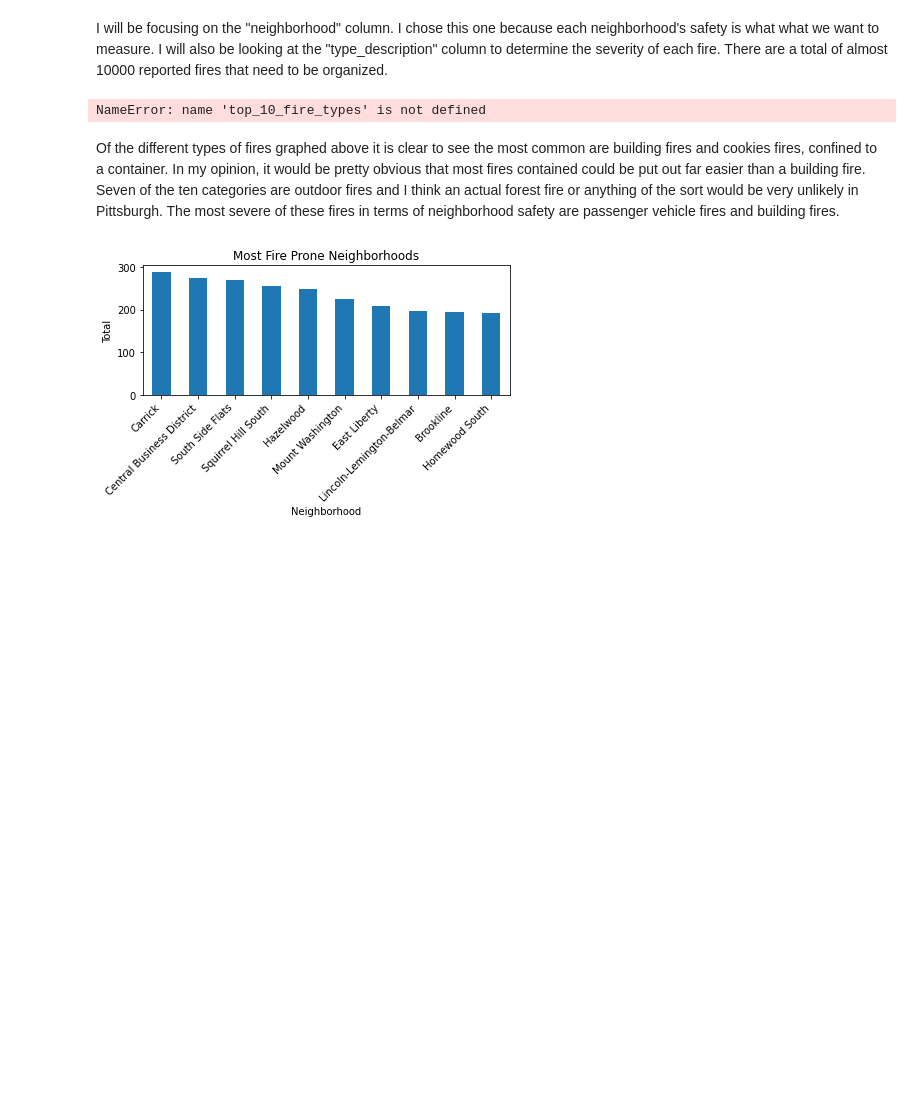
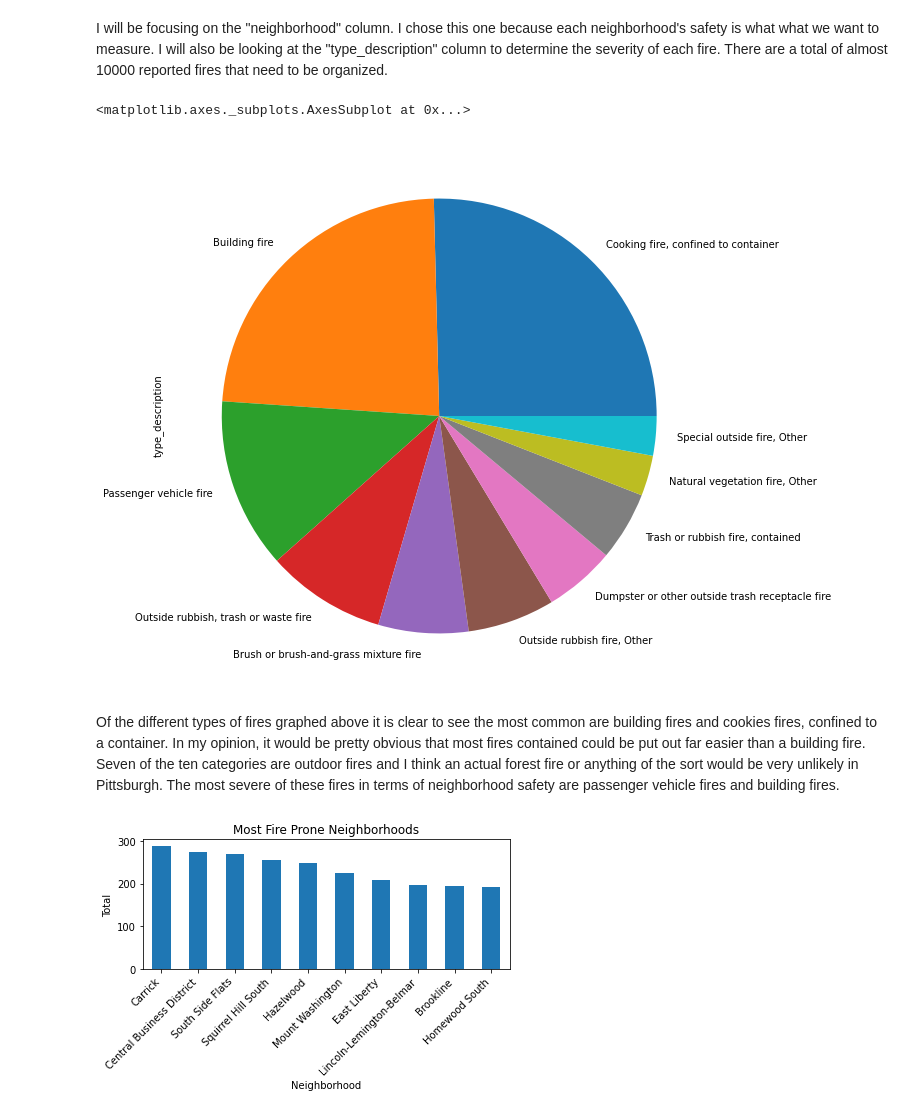
Before and after one commit to grpera16/Final-Project, a Jupyter notebook: FireIncidents.ipynb, the cells around one changed output. Cells and saved outputs as stored; diff of their text form; code cells hidden in the pictures; blank space fills up the shorter version.

```diff
--- a/FireIncidents.ipynb
+++ b/FireIncidents.ipynb
@@ -42,11 +54,12 @@ I will be focusing on the "neighborhood" column. I chose this one because each n
 # %%
 #Establishing a data frame and counting up the occurences within that data frame
 fire_type_totals = DataSet['type_description'].value_counts()
 
 #Plotting a pie chart defining its size and domain(the first 10 rows of fire types)
-top_10_fire_types.head(10).plot.pie(y='type_description',figsize=(10, 10))
+fire_type_totals.head(10).plot.pie(y='type_description',figsize=(10, 10))
 # %% [output]
-NameError: name 'top_10_fire_types' is not defined
+<matplotlib.axes._subplots.AxesSubplot at 0x...>
+[figure, added]
 # %% [markdown]
 Of the different types of fires graphed above it is clear to see the most common are building fires and cookies fires, confined to a container. In my opinion, it would be pretty obvious that most fires contained could be put out far easier than a building fire. Seven of the ten categories are outdoor fires and I think an actual forest fire or anything of the sort would be very unlikely in Pittsburgh. The most severe of these fires in terms of neighborhood safety are passenger vehicle fires and building fires.
 # %%
```
Also changed, not shown: parts of 1 cell of this notebook.
